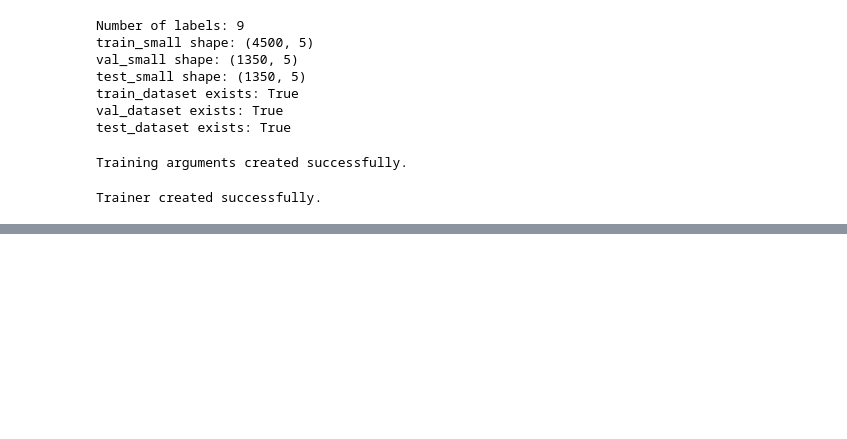
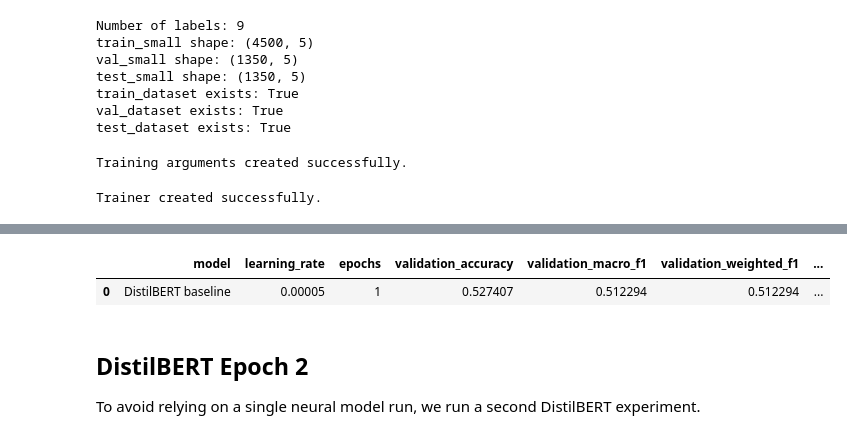
Before and after one commit to kacquahIBS/TextMiningAndNaturalLanguageProcessingHomeAssignment, a Jupyter notebook: Notebooks/03_neural_model_distilbert.ipynb, the cells around one changed output, grey strips where cells are left out. Drawn from its saved outputs; the diff is of its cells as text; code cells hidden in the pictures; blank space fills up the shorter version.

```diff
--- a/Notebooks/03_neural_model_distilbert.ipynb
+++ b/Notebooks/03_neural_model_distilbert.ipynb
@@ -320,0 +327,31 @@ DistilBERT validation results:
+# %%
+# Save DistilBERT baseline validation result
+distilbert_results = []
+
+distilbert_results.append({
+    "model": "DistilBERT baseline",
+    "learning_rate": 5e-5,
+    "epochs": 1,
+    "validation_accuracy": bert_val_results["eval_accuracy"],
+    "validation_macro_f1": bert_val_results["eval_macro_f1"],
+    "validation_weighted_f1": bert_val_results["eval_weighted_f1"],
+    "validation_loss": bert_val_results["eval_loss"]
+})
+
+# Convert to DataFrame
+distilbert_results_df = pd.DataFrame(distilbert_results)
+
+# Save result
+distilbert_results_df.to_csv(
+    "../results/tables/distilbert_validation_results.csv",
+    index=False
+)
+
+distilbert_results_df
+# %% [output]
+|  | model | learning_rate | epochs | validation_accuracy | validation_macro_f1 | validation_weighted_f1 | ... |
+| 0 | DistilBERT baseline | 0.00005 | 1 | 0.527407 | 0.512294 | 0.512294 | ... |
+# %% [markdown]
+## DistilBERT Epoch 2
+
+To avoid relying on a single neural model run, we run a second DistilBERT experiment.
```
Also changed, not shown: parts of 14 cells of this notebook, 16 other files.
